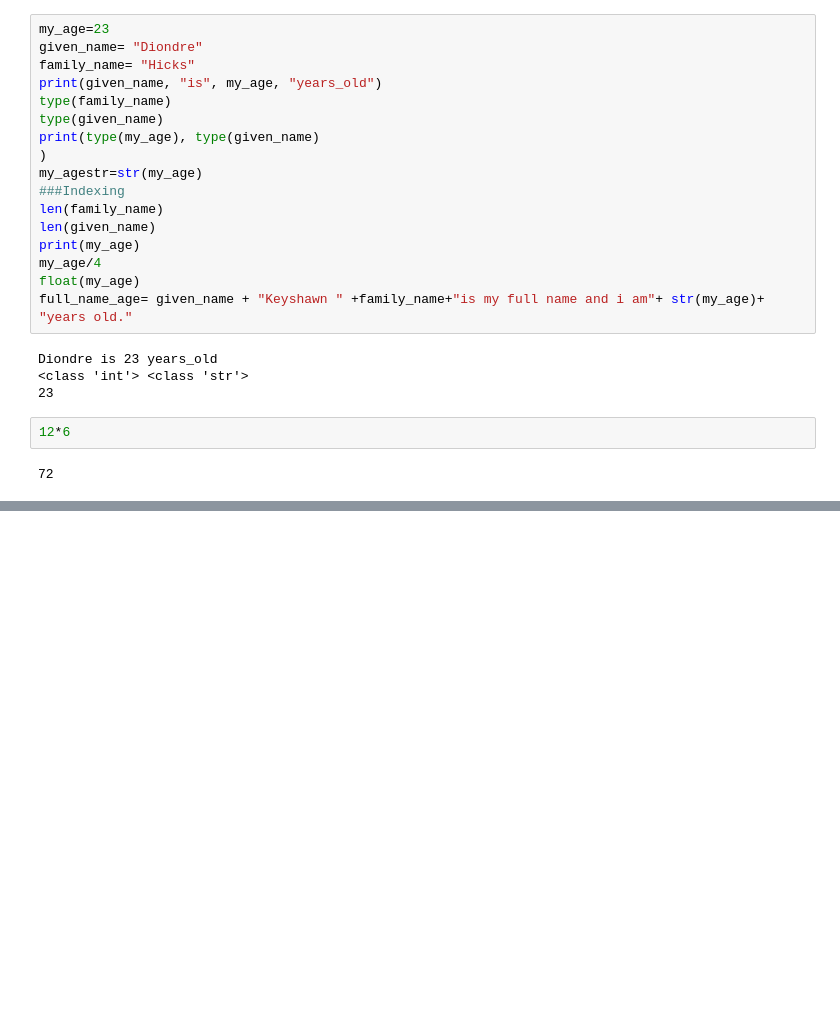
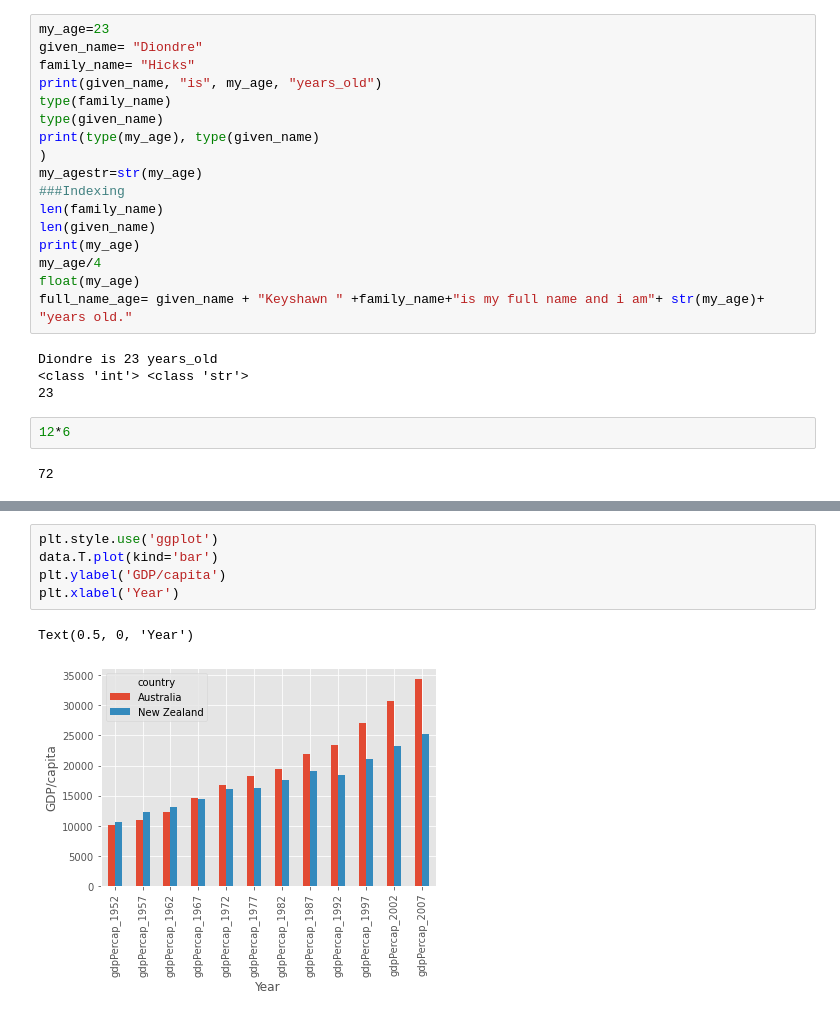
Before and after one commit to DiondreHicks/praccomp_2022, a Jupyter notebook: Praccomp_2022.ipynb, the cells around one changed output, grey strips where cells are left out. Cells and saved outputs as stored; diff of their text form; blank space fills up the shorter version.

```diff
--- a/Praccomp_2022.ipynb
+++ b/Praccomp_2022.ipynb
@@ -36,0 +337,8 @@ SyntaxError: ignored
+# %%
+plt.style.use('ggplot')
+data.T.plot(kind='bar')
+plt.ylabel('GDP/capita')
+plt.xlabel('Year')
+# %% [output]
+Text(0.5, 0, 'Year')
+[figure, added]
```
Also changed, not shown: parts of 44 cells of this notebook.
